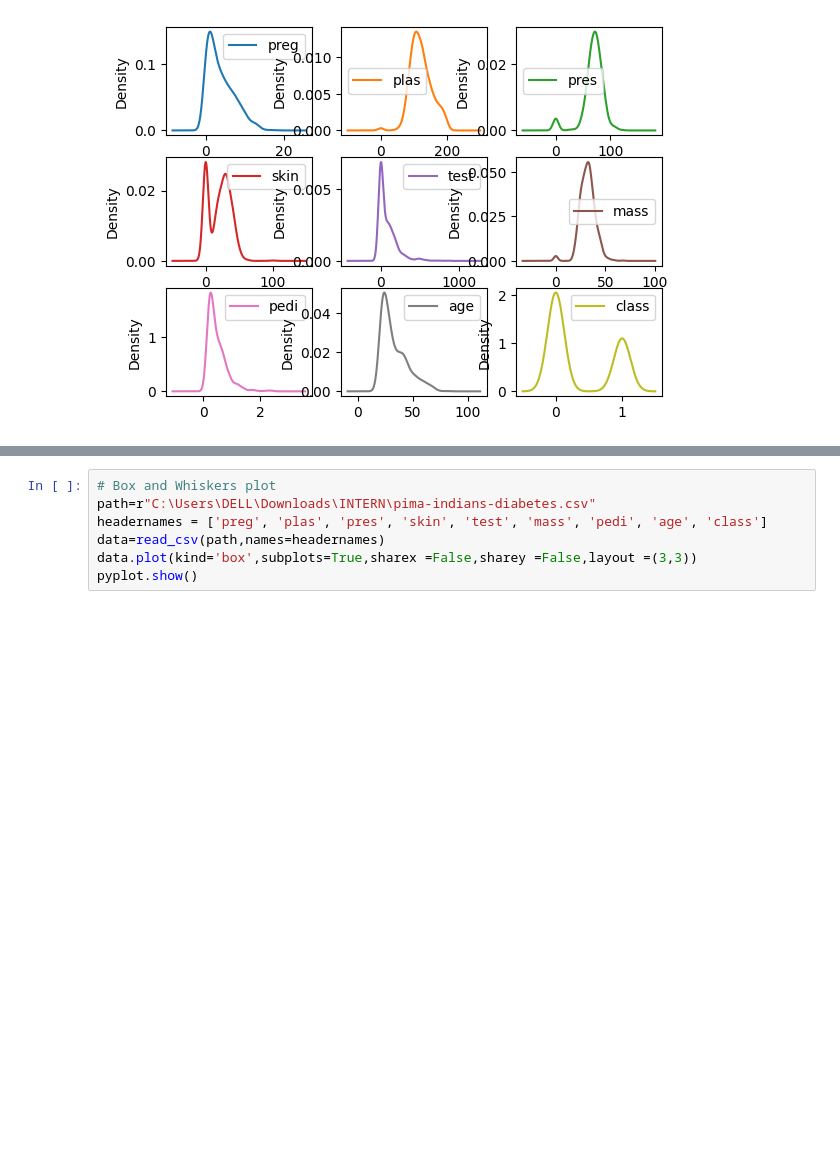
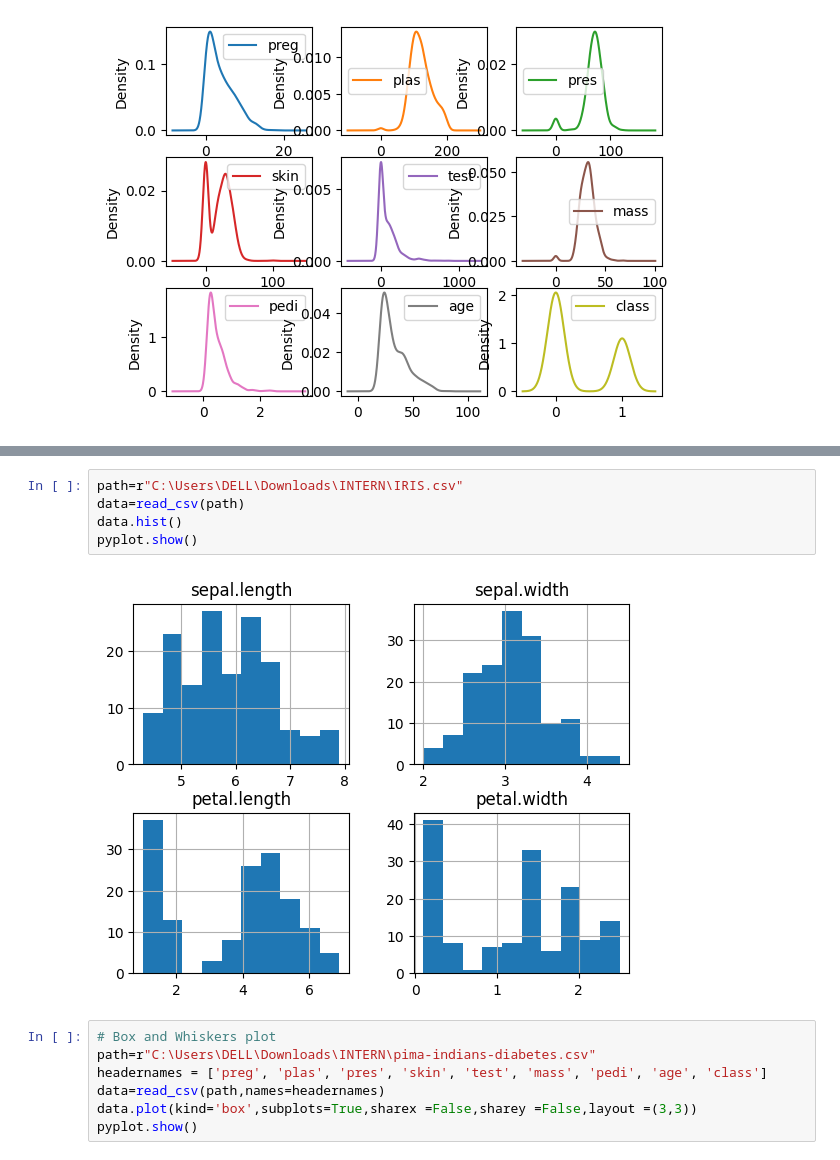
Before and after one commit to Danishyousuf19/fundamentals-of-machine-learning-, a Jupyter notebook: code/machine_learning.ipynb, the cells around one changed output, grey strips where cells are left out. Saved outputs shown, nothing was run; the diff lists cells and outputs as text; blank space fills up the shorter version.

```diff
--- a/code/machine_learning.ipynb
+++ b/code/machine_learning.ipynb
@@ -216,3 +228,10 @@ pyplot.show()
+# %%
+path=r"C:\Users\DELL\Downloads\INTERN\IRIS.csv"
+data=read_csv(path)
+data.hist()
+pyplot.show()
+# %% [output]
+[figure, added]
 # %%
 # Box and Whiskers plot
 path=r"C:\Users\DELL\Downloads\INTERN\pima-indians-diabetes.csv"
```
Also changed, not shown: parts of 19 cells of this notebook.
